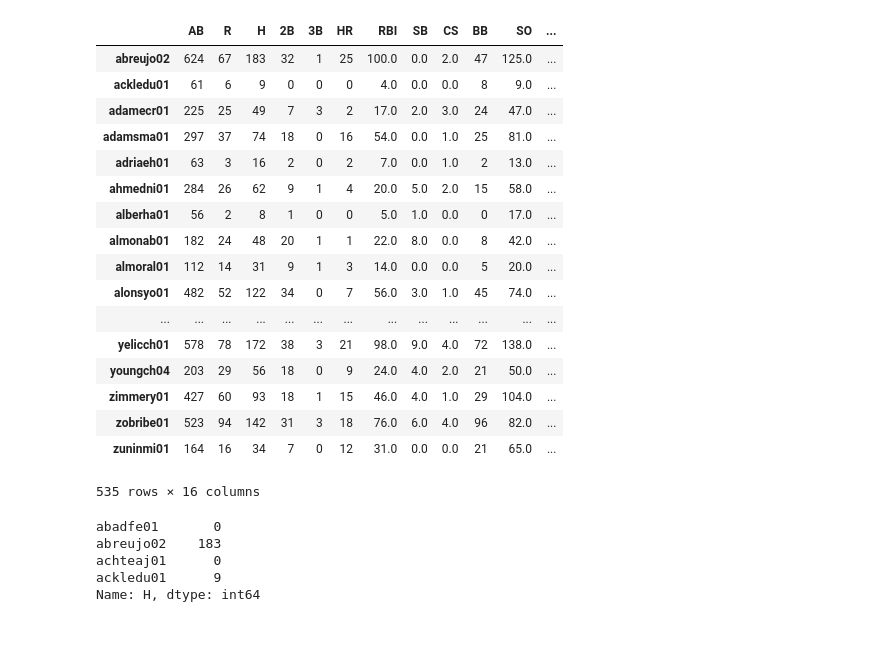
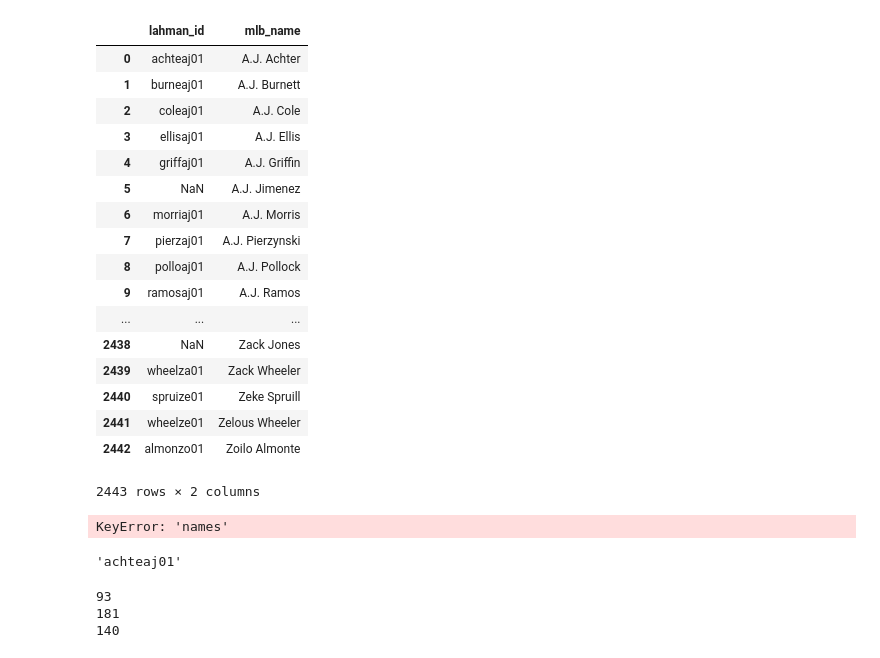
Before and after one commit to mikaelajordan/MarkovChainBaseball, a Jupyter notebook: Player_Stats.ipynb, the cells around one changed output. Drawn from its saved outputs; the diff is of its cells as text; code cells hidden in the pictures.

Commit message:
Adding player stats stuff

```diff
--- a/Player_Stats.ipynb
+++ b/Player_Stats.ipynb
@@ -16,29 +15,34 @@ players_2016=players_2016[players_2016['AB']>50]
-# %%
-players_2016
-# %% [output]
-|  | AB | R | H | 2B | 3B | HR | RBI | SB | CS | BB | SO | ... |
-| abreujo02 | 624 | 67 | 183 | 32 | 1 | 25 | 100.0 | 0.0 | 2.0 | 47 | 125.0 | ... |
-| ackledu01 | 61 | 6 | 9 | 0 | 0 | 0 | 4.0 | 0.0 | 0.0 | 8 | 9.0 | ... |
-| adamecr01 | 225 | 25 | 49 | 7 | 3 | 2 | 17.0 | 2.0 | 3.0 | 24 | 47.0 | ... |
-| adamsma01 | 297 | 37 | 74 | 18 | 0 | 16 | 54.0 | 0.0 | 1.0 | 25 | 81.0 | ... |
-| adriaeh01 | 63 | 3 | 16 | 2 | 0 | 2 | 7.0 | 0.0 | 1.0 | 2 | 13.0 | ... |
-| ahmedni01 | 284 | 26 | 62 | 9 | 1 | 4 | 20.0 | 5.0 | 2.0 | 15 | 58.0 | ... |
-| alberha01 | 56 | 2 | 8 | 1 | 0 | 0 | 5.0 | 1.0 | 0.0 | 0 | 17.0 | ... |
-| almonab01 | 182 | 24 | 48 | 20 | 1 | 1 | 22.0 | 8.0 | 0.0 | 8 | 42.0 | ... |
-| almoral01 | 112 | 14 | 31 | 9 | 1 | 3 | 14.0 | 0.0 | 0.0 | 5 | 20.0 | ... |
-| alonsyo01 | 482 | 52 | 122 | 34 | 0 | 7 | 56.0 | 3.0 | 1.0 | 45 | 74.0 | ... |
-| ... | ... | ... | ... | ... | ... | ... | ... | ... | ... | ... | ... | ... |
-| yelicch01 | 578 | 78 | 172 | 38 | 3 | 21 | 98.0 | 9.0 | 4.0 | 72 | 138.0 | ... |
-| youngch04 | 203 | 29 | 56 | 18 | 0 | 9 | 24.0 | 4.0 | 2.0 | 21 | 50.0 | ... |
-| zimmery01 | 427 | 60 | 93 | 18 | 1 | 15 | 46.0 | 4.0 | 1.0 | 29 | 104.0 | ... |
-| zobribe01 | 523 | 94 | 142 | 31 | 3 | 18 | 76.0 | 6.0 | 4.0 | 96 | 82.0 | ... |
-| zuninmi01 | 164 | 16 | 34 | 7 | 0 | 12 | 31.0 | 0.0 | 0.0 | 21 | 65.0 | ... |
-535 rows × 16 columns
-# %%
-players_2016.iloc[1:5,:]['H']
-# %% [output]
-abadfe01       0
-abreujo02    183
-achteaj01      0
-ackledu01      9
-Name: H, dtype: int64
+# %%
+player_names=pd.read_csv('./player_id.csv')
+player_names=pd.concat([player_names['lahman_id'], player_names['mlb_name']], axis=1)
+player_names
+# %% [output]
+|  | lahman_id | mlb_name |
+| 0 | achteaj01 | A.J. Achter |
+| 1 | burneaj01 | A.J. Burnett |
+| 2 | coleaj01 | A.J. Cole |
+| 3 | ellisaj01 | A.J. Ellis |
+| 4 | griffaj01 | A.J. Griffin |
+| 5 | NaN | A.J. Jimenez |
+| 6 | morriaj01 | A.J. Morris |
+| 7 | pierzaj01 | A.J. Pierzynski |
+| 8 | polloaj01 | A.J. Pollock |
+| 9 | ramosaj01 | A.J. Ramos |
+| ... | ... | ... |
+| 2438 | NaN | Zack Jones |
+| 2439 | wheelza01 | Zack Wheeler |
+| 2440 | spruize01 | Zeke Spruill |
+| 2441 | wheelze01 | Zelous Wheeler |
+| 2442 | almonzo01 | Zoilo Almonte |
+2443 rows × 2 columns
+# %%
+for i in range(len(players_2016)):
+    for j in range(len(player_names)):
+        if players_2016.index[i]==player_names['lahman_id'][j]:
+            players_2016['names'][i]=player_names['mlb_name'][j]
+# %% [output]
+KeyError: 'names'
+# %%
+player_names['lahman_id'][0]
+# %% [output]
+'achteaj01'
@@ -44,0 +54,9 @@ Name: H, dtype: int64
+# %%
+players_2016['player_type']=y_kmeans
+for i in range(1,4):
+    temp=len(players_2016[players_2016['player_type']==i])
+    print(temp)
+# %% [output]
+93
+181
+140
```
Also changed, not shown: parts of 11 cells of this notebook, 1 other file.
